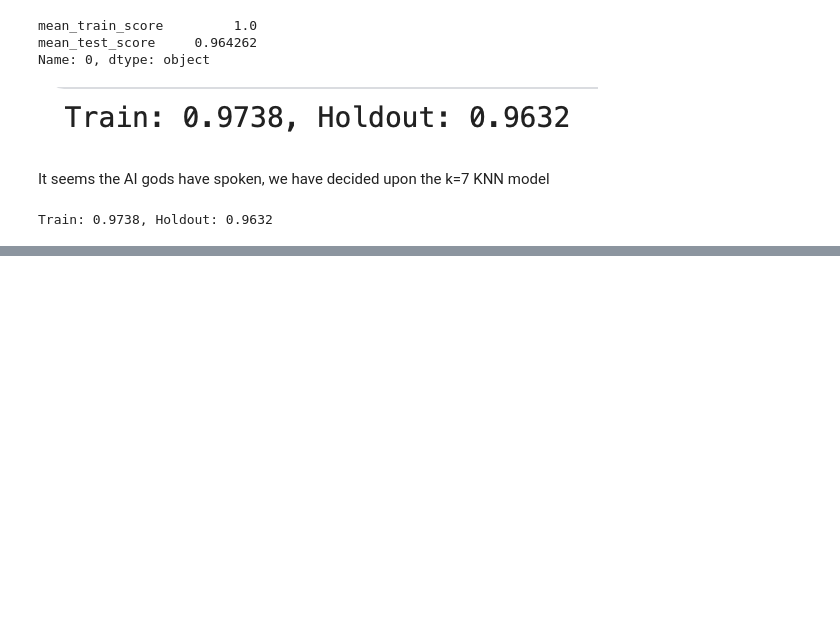
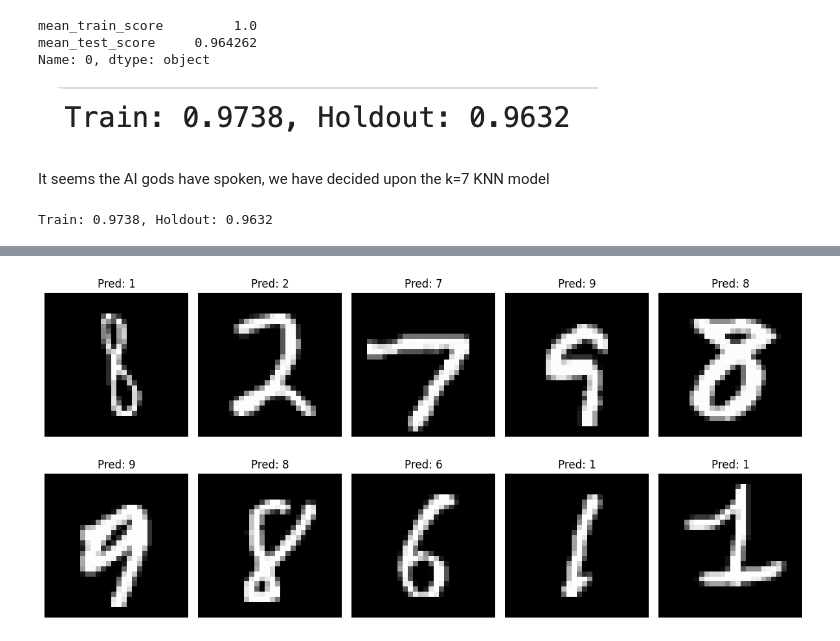
Before and after one commit to Azazel5/ML-Education-Summer2025, a Jupyter notebook: hands-on-ML/chap-3-exercises/mnist-97.ipynb, the cells around one changed output, grey strips where cells are left out. Cells and saved outputs as stored; diff of their text form; code cells hidden in the pictures; blank space fills up the shorter version.

```diff
--- a/hands-on-ML/chap-3-exercises/mnist-97.ipynb
+++ b/hands-on-ML/chap-3-exercises/mnist-97.ipynb
@@ -164,0 +275,18 @@ Train: 0.9738, Holdout: 0.9632
+# %%
+augmented_images = []
+
+for direction in directions:
+    shifted_batch = np.array([shift_image(img, direction) for _, img in train_features.iterrows()])
+    augmented_images.append(shifted_batch)
+
+augmented_train_features = np.vstack(augmented_images)
+augmented_labels =  np.tile(train_y, len(directions))
+# %%
+augmented_train_features_flat = augmented_train_features.reshape(augmented_train_features.shape[0], -1)
+
+X_train_small, X_holdout, y_train_small, y_holdout = train_test_split(
+    augmented_train_features_flat, augmented_labels, test_size=0.2, random_state=42
+)
+# %%
+knn = KNeighborsClassifier(n_neighbors=7)
+knn.fit(X_train_small, y_train_small)
@@ -164,0 +321,25 @@ Train: 0.9738, Holdout: 0.9632
+# %%
+test_arr = test_df.values
+predictions = knn.predict_proba(test_arr)
+# %%
+# Show first 10 test images with predictions
+fig, axes = plt.subplots(2, 5, figsize=(12, 6))
+random_choices = np.random.choice(len(test_arr), size=10, replace=False)
+
+for i in range(len(random_choices)):
+    ax = axes[i//5, i%5]
+
+    # Reshape back to 28x28 for visualization
+    img = test_arr[random_choices[i]].reshape(28, 28)
+    ax.imshow(img, cmap='gray')
+
+    # Title shows prediction vs actual
+    pred = predictions[random_choices[i]]
+    color = 'green'
+    ax.set_title(f'Pred: {np.argmax(pred)}')
+    ax.axis('off')
+
+plt.tight_layout()
+plt.show()
+# %% [output]
+[figure, added]
```
Also changed, not shown: parts of 30 cells of this notebook.
